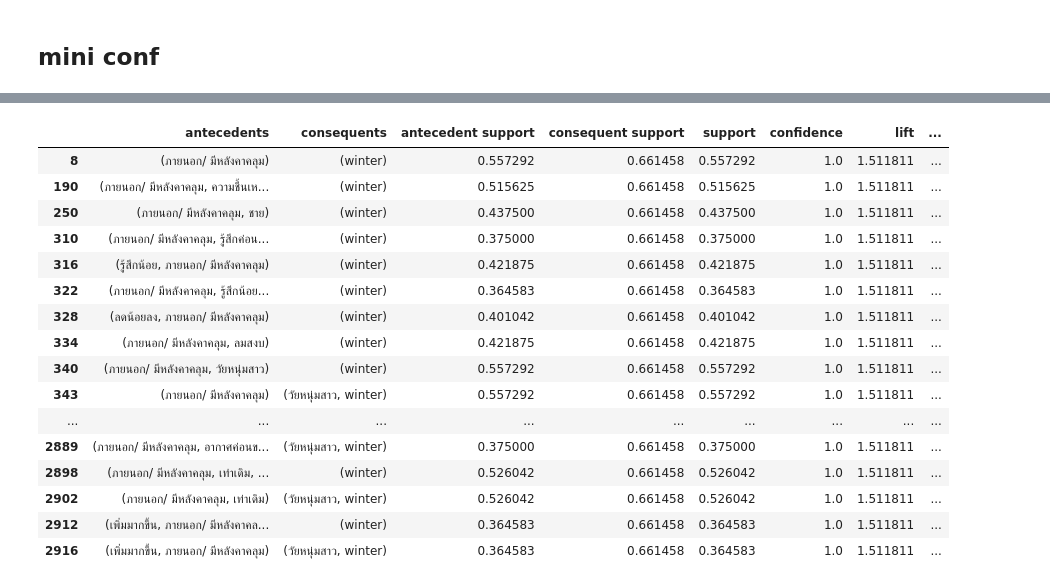
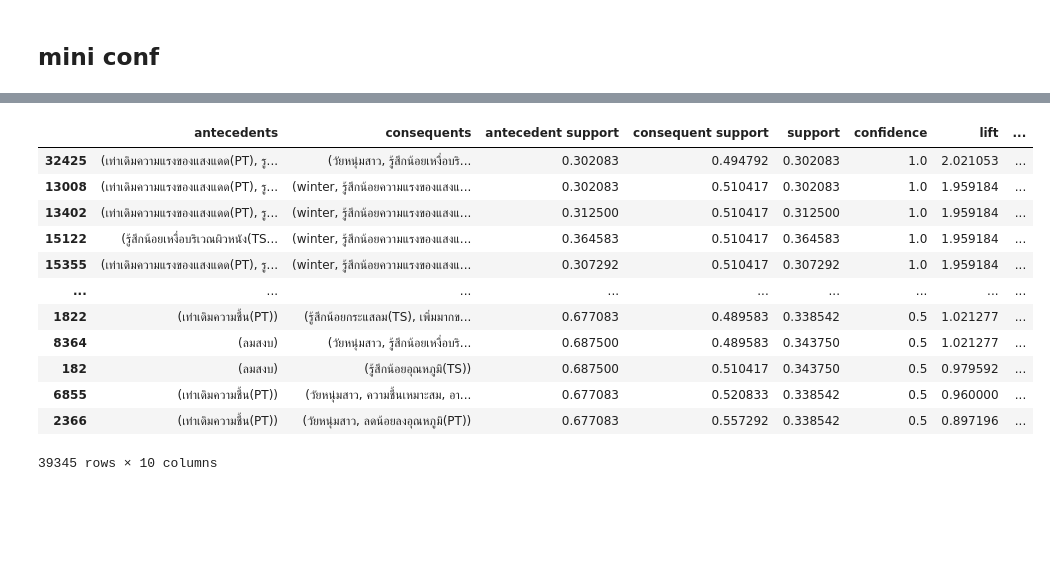
Before and after one commit to Buntariga2545/Project, a Jupyter notebook: Association_Rules_แก้ล่าสุด.ipynb, the cells around one changed output, grey strips where cells are left out. Drawn from its saved outputs; the diff is of its cells as text; code cells hidden in the pictures; blank space fills up the shorter version.

```diff
--- a/Association_Rules_แก้ล่าสุด.ipynb
+++ b/Association_Rules_แก้ล่าสุด.ipynb
@@ -534,0 +611,26 @@ Index(['No', 'Date', 'เพศ', 'Age', 'Weight', 'Height', 'BMI',
+# %%
+fo_mapping = {
+    -1 :'ลดน้อยลงเหงื่อบริเวณผิวหนัง(PT)',
+    0 :'เท่าเดิมเหงื่อบริเวณผิวหนัง(PT)',
+    1 :'เพิ่มมากขึ้นเหงื่อบริเวณผิวหนัง(PT)'
+}
+
+data['เหงื่อบริเวณผิวหนัง(PT)'] = data['เหงื่อบริเวณผิวหนัง.1'].map(fo_mapping)
+# %%
+fo_mapping = {
+    -3 :'หนาว(-3)',
+    -2 :'เย็น(-2)',
+    -1 :'เย็นเล็กน้อย(-1)',
+    0 :'ปกติ(0)',
+    1 :'ร้อนเล็กน้อย(1)',
+    2 :'ร้อน(2)',
+    3 :'ร้อนมาก(3)',
+}
+
+data['Thermal_Sensation_Vote'] = data['Thermal_sensation_Vote'].map(fo_mapping)
+# %%
+data['Thermal_Sensation_Vote'][data['Thermal_Sensation_Vote']=='หนาว(-3)'] = 'เย็นเล็กน้อย(-1)'
+data['Thermal_Sensation_Vote'][data['Thermal_Sensation_Vote']=='เย็น(-2)'] = 'เย็นเล็กน้อย(-1)'
+
+data['Thermal_Sensation_Vote'][data['Thermal_Sensation_Vote']=='ร้อน(2)'] = 'ร้อนเล็กน้อย(1)'
+data['Thermal_Sensation_Vote'][data['Thermal_Sensation_Vote']=='ร้อนมาก(3)'] = 'ร้อนเล็กน้อย(1)'
@@ -875,7 +964,7 @@ frequent_conf8
 # %% [markdown]
 ##Thermal sensation Vote
 # %%
-cols = ['age_cat', 'bmi_cat', 'temp_cat','rh_cat','v_cat', 'เพศ', 'seasons', 'พื้นที่ทำแบบสอบถาม', 'Thermal_sensation_Vote', 'อุณหภูมิ(TS)',
+cols = ['age_cat', 'bmi_cat', 'temp_cat','rh_cat','v_cat', 'เพศ', 'seasons', 'พื้นที่ทำแบบสอบถาม', 'Thermal_Sensation_Vote', 'อุณหภูมิ(TS)',
            'ความชื้น(TS)', 'กระแสลม(TS)', 'ความแรงของแสงแดด(TS)', 'เหงื่อบริเวณผิวหนัง(TS)', 'อุณหภูมิ(PT)', 'ความชื้น(PT)', 'กระแสลม(PT)',
            'ความแรงของแสงแดด(PT)', 'เหงื่อบริเวณผิวหนัง(PT)']
 in_df = data[cols]
@@ -1122,22 +1199,18 @@ frequent_conf2.sort_values("confidence", ascending = False)
 # %%
-frequent_conf3 = association_rules(output3, metric = "confidence", min_threshold = 0.3)
-frequent_conf3.sort_values(['confidence', 'lift'], ascending = False).head(60)
+frequent_conf3 = association_rules(output3, metric = "confidence", min_threshold = 0.5)
+frequent_conf3.sort_values(['confidence', 'lift'], ascending = False)
 # %% [output]
 |  | antecedents | consequents | antecedent support | consequent support | support | confidence | lift | ... |
-| 8 | (ภายนอก/ มีหลังคาคลุม) | (winter) | 0.557292 | 0.661458 | 0.557292 | 1.0 | 1.511811 | ... |
-| 190 | (ภายนอก/ มีหลังคาคลุม, ความชื้นเห... | (winter) | 0.515625 | 0.661458 | 0.515625 | 1.0 | 1.511811 | ... |
-| 250 | (ภายนอก/ มีหลังคาคลุม, ชาย) | (winter) | 0.437500 | 0.661458 | 0.437500 | 1.0 | 1.511811 | ... |
-| 310 | (ภายนอก/ มีหลังคาคลุม, รู้สึกค่อน... | (winter) | 0.375000 | 0.661458 | 0.375000 | 1.0 | 1.511811 | ... |
-| 316 | (รู้สึกน้อย, ภายนอก/ มีหลังคาคลุม) | (winter) | 0.421875 | 0.661458 | 0.421875 | 1.0 | 1.511811 | ... |
-| 322 | (ภายนอก/ มีหลังคาคลุม, รู้สึกน้อย... | (winter) | 0.364583 | 0.661458 | 0.364583 | 1.0 | 1.511811 | ... |
-| 328 | (ลดน้อยลง, ภายนอก/ มีหลังคาคลุม) | (winter) | 0.401042 | 0.661458 | 0.401042 | 1.0 | 1.511811 | ... |
-| 334 | (ภายนอก/ มีหลังคาคลุม, ลมสงบ) | (winter) | 0.421875 | 0.661458 | 0.421875 | 1.0 | 1.511811 | ... |
-| 340 | (ภายนอก/ มีหลังคาคลุม, วัยหนุ่มสาว) | (winter) | 0.557292 | 0.661458 | 0.557292 | 1.0 | 1.511811 | ... |
-| 343 | (ภายนอก/ มีหลังคาคลุม) | (วัยหนุ่มสาว, winter) | 0.557292 | 0.661458 | 0.557292 | 1.0 | 1.511811 | ... |
+| 32425 | (เท่าเดิมความแรงของแสงแดด(PT), รู... | (วัยหนุ่มสาว, รู้สึกน้อยเหงื่อบริ... | 0.302083 | 0.494792 | 0.302083 | 1.0 | 2.021053 | ... |
+| 13008 | (เท่าเดิมความแรงของแสงแดด(PT), รู... | (winter, รู้สึกน้อยความแรงของแสงแ... | 0.302083 | 0.510417 | 0.302083 | 1.0 | 1.959184 | ... |
+| 13402 | (เท่าเดิมความแรงของแสงแดด(PT), รู... | (winter, รู้สึกน้อยความแรงของแสงแ... | 0.312500 | 0.510417 | 0.312500 | 1.0 | 1.959184 | ... |
+| 15122 | (รู้สึกน้อยเหงื่อบริเวณผิวหนัง(TS... | (winter, รู้สึกน้อยความแรงของแสงแ... | 0.364583 | 0.510417 | 0.364583 | 1.0 | 1.959184 | ... |
+| 15355 | (เท่าเดิมความแรงของแสงแดด(PT), รู... | (winter, รู้สึกน้อยความแรงของแสงแ... | 0.307292 | 0.510417 | 0.307292 | 1.0 | 1.959184 | ... |
 | ... | ... | ... | ... | ... | ... | ... | ... | ... |
-| 2889 | (ภายนอก/ มีหลังคาคลุม, อากาศค่อนข... | (วัยหนุ่มสาว, winter) | 0.375000 | 0.661458 | 0.375000 | 1.0 | 1.511811 | ... |
-| 2898 | (ภายนอก/ มีหลังคาคลุม, เท่าเดิม, ... | (winter) | 0.526042 | 0.661458 | 0.526042 | 1.0 | 1.511811 | ... |
-| 2902 | (ภายนอก/ มีหลังคาคลุม, เท่าเดิม) | (วัยหนุ่มสาว, winter) | 0.526042 | 0.661458 | 0.526042 | 1.0 | 1.511811 | ... |
-| 2912 | (เพิ่มมากขึ้น, ภายนอก/ มีหลังคาคล... | (winter) | 0.364583 | 0.661458 | 0.364583 | 1.0 | 1.511811 | ... |
-| 2916 | (เพิ่มมากขึ้น, ภายนอก/ มีหลังคาคลุม) | (วัยหนุ่มสาว, winter) | 0.364583 | 0.661458 | 0.364583 | 1.0 | 1.511811 | ... |
+| 1822 | (เท่าเดิมความชื้น(PT)) | (รู้สึกน้อยกระแสลม(TS), เพิ่มมากข... | 0.677083 | 0.489583 | 0.338542 | 0.5 | 1.021277 | ... |
+| 8364 | (ลมสงบ) | (วัยหนุ่มสาว, รู้สึกน้อยเหงื่อบริ... | 0.687500 | 0.489583 | 0.343750 | 0.5 | 1.021277 | ... |
+| 182 | (ลมสงบ) | (รู้สึกน้อยอุณหภูมิ(TS)) | 0.687500 | 0.510417 | 0.343750 | 0.5 | 0.979592 | ... |
+| 6855 | (เท่าเดิมความชื้น(PT)) | (วัยหนุ่มสาว, ความชื้นเหมาะสม, อา... | 0.677083 | 0.520833 | 0.338542 | 0.5 | 0.960000 | ... |
+| 2366 | (เท่าเดิมความชื้น(PT)) | (วัยหนุ่มสาว, ลดน้อยลงอุณหภูมิ(PT)) | 0.677083 | 0.557292 | 0.338542 | 0.5 | 0.897196 | ... |
+39345 rows × 10 columns
 # %%
```
Also changed, not shown: parts of 100 cells of this notebook.
